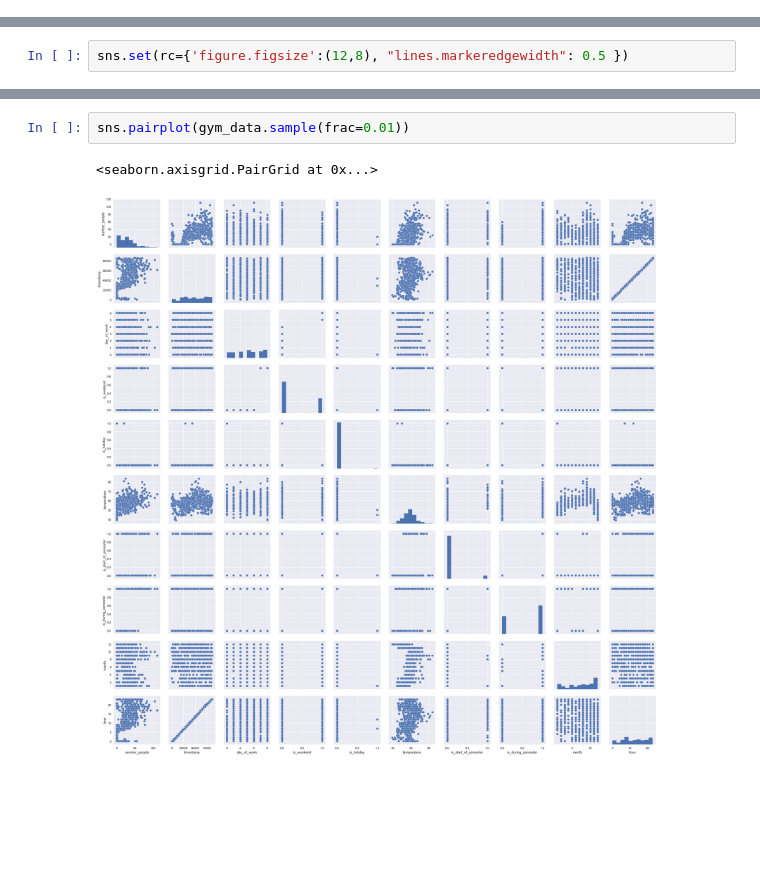
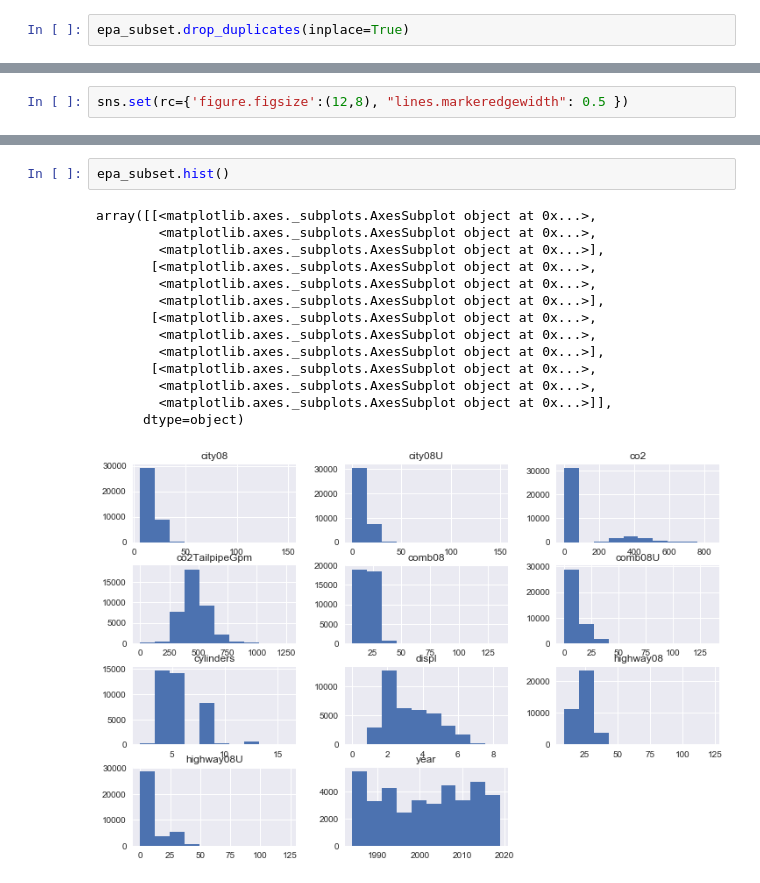
Before and after one commit to zarthur/CSCC-Analytics, a Jupyter notebook: 03-Exploration.ipynb, the cells around one changed output, grey strips where cells are left out. Drawn from its saved outputs; the diff is of its cells as text; blank space fills up the shorter version.

```diff
--- a/03-Exploration.ipynb
+++ b/03-Exploration.ipynb
@@ -93,0 +183,2 @@ startStop [nan 'Y' 'N']
+# %%
+epa_subset.drop_duplicates(inplace=True)
@@ -349,5 +217,17 @@ sns.jointplot(x="month", y="number_people", data=gym_data.sample(frac=0.01))
-# %%
-sns.pairplot(gym_data.sample(frac=0.01))
-# %% [output]
-<seaborn.axisgrid.PairGrid at 0x...>
-[figure, removed]
+# %%
+epa_subset.hist()
+# %% [output]
+array([[<matplotlib.axes._subplots.AxesSubplot object at 0x...>,
+        <matplotlib.axes._subplots.AxesSubplot object at 0x...>,
+        <matplotlib.axes._subplots.AxesSubplot object at 0x...>],
+       [<matplotlib.axes._subplots.AxesSubplot object at 0x...>,
+        <matplotlib.axes._subplots.AxesSubplot object at 0x...>,
+        <matplotlib.axes._subplots.AxesSubplot object at 0x...>],
+       [<matplotlib.axes._subplots.AxesSubplot object at 0x...>,
+        <matplotlib.axes._subplots.AxesSubplot object at 0x...>,
+        <matplotlib.axes._subplots.AxesSubplot object at 0x...>],
+       [<matplotlib.axes._subplots.AxesSubplot object at 0x...>,
+        <matplotlib.axes._subplots.AxesSubplot object at 0x...>,
+        <matplotlib.axes._subplots.AxesSubplot object at 0x...>]],
+      dtype=object)
+[figure, added]
```
Also changed, not shown: parts of 86 cells of this notebook, 5 other files.
